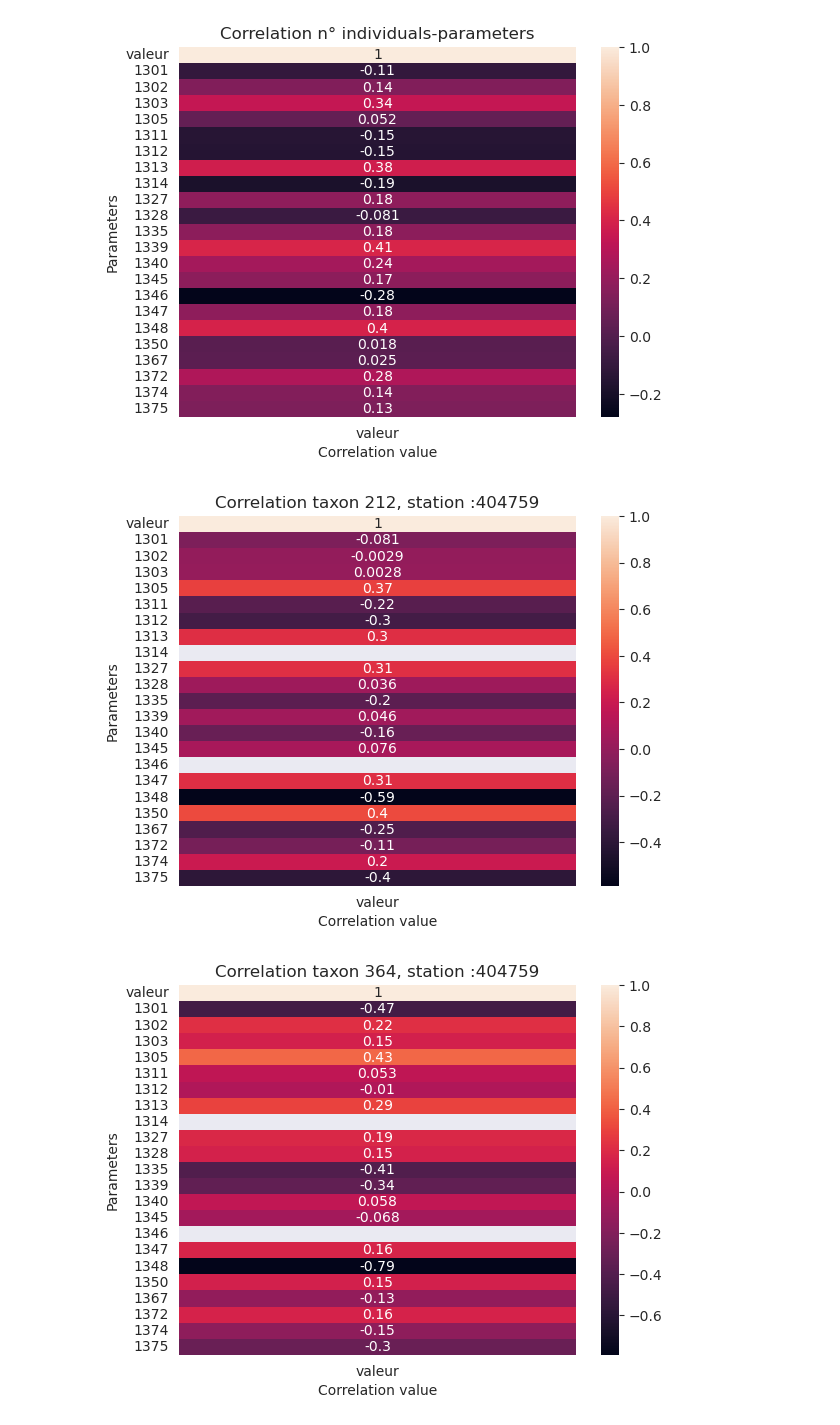
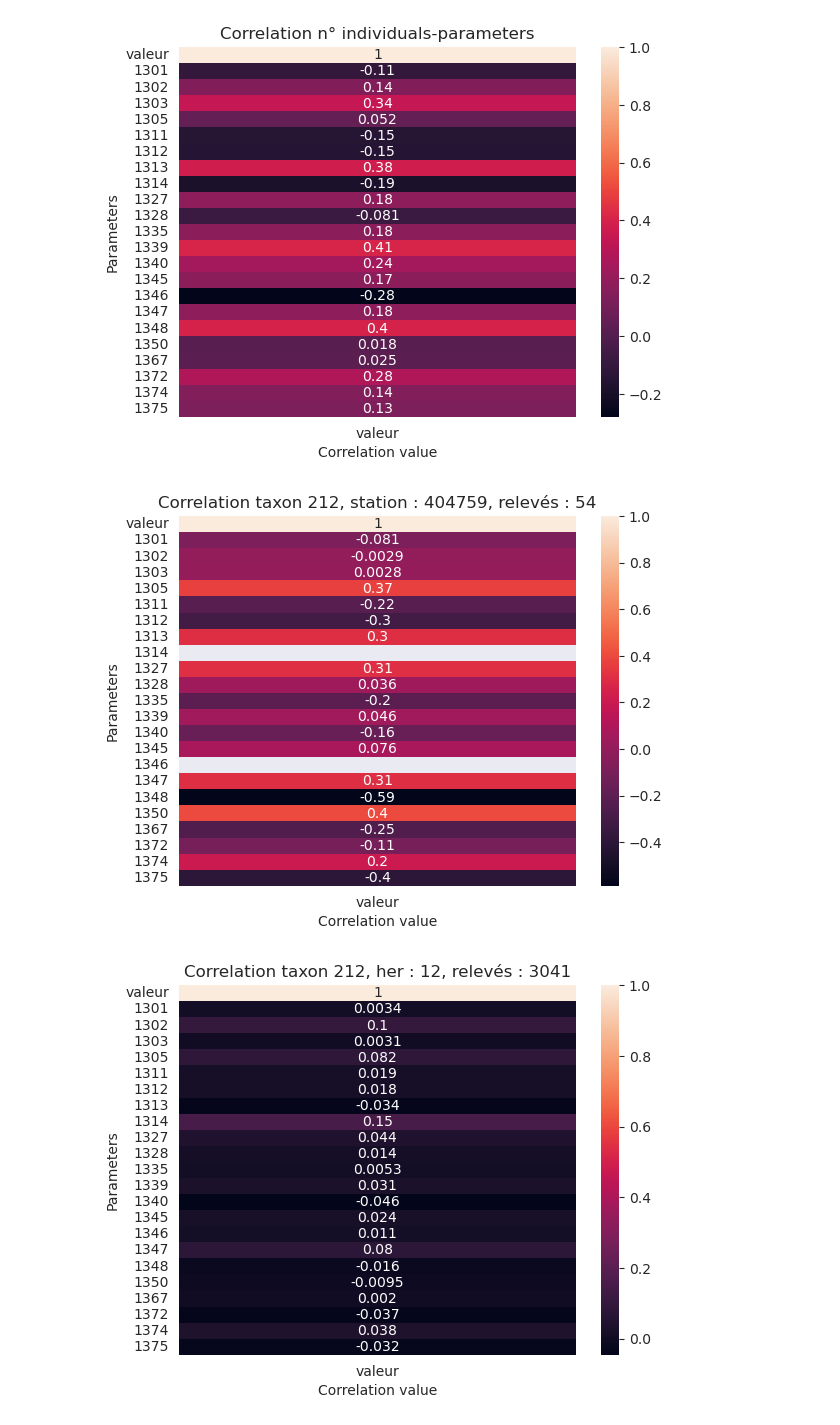
Before and after one commit to chefmtt/nvx-defis-eau, a Jupyter notebook: eau_individus.ipynb, the cells around one changed output. Drawn from its saved outputs; the diff is of its cells as text; code cells hidden in the pictures.

Commit message:
corr + prorpre

```diff
--- a/eau_individus.ipynb
+++ b/eau_individus.ipynb
@@ -237,18 +237,27 @@ plt.show()
 # %%
 for taxon in taxons_to_keep:
 
-    station = result[result["taxon_id"] == taxon]["stn_id"].value_counts().index[0]
-    her = result[result["taxon_id"] == taxon]["her"].value_counts().index[0]
+    station_count = result[result["taxon_id"] == taxon]["stn_id"].value_counts()
+    station = station_count.index[0]
+    station_num = station_count.iloc[0]
+    her_count = result[result["taxon_id"] == taxon]["her"].value_counts()
+    her = her_count.index[0]
+    her_num = her_count.iloc[0]
 
-    # corr_df = result[(result["her"] == her) & (result["taxon_id"] == taxon)]
     corr_df = result[(result["stn_id"] == station) & (result["taxon_id"] == taxon)]
     corr = corr_df.drop(columns=["her", "date_year", "liste_ff_id", "taxon_id", "stn_id"]).corr()
     x = corr[["valeur"]]
     plt.figure()
     hm = sns.heatmap(x, annot=True)
-    hm.set(xlabel='Correlation value', ylabel='Parameters', title = f"Correlation taxon {taxon}, station :{station}")
+    hm.set(xlabel='Correlation value', ylabel='Parameters', title = f"Correlation taxon {taxon}, station : {station}, relevés : {station_num}")
 
+    corr_df = result[(result["her"] == her) & (result["taxon_id"] == taxon)]
+    corr = corr_df.drop(columns=["her", "date_year", "liste_ff_id", "taxon_id", "stn_id"]).corr()
+    x = corr[["valeur"]]
+    plt.figure()
+    hm = sns.heatmap(x, annot=True)
+    hm.set(xlabel='Correlation value', ylabel='Parameters', title = f"Correlation taxon {taxon}, her : {her}, relevés : {her_num}")
     plt.show()
 # %% [output]
-[figure, old version]
+[figure, new version]
-[figure, old version]
+[figure, new version]
```
Also changed, not shown: parts of 2 cells of this notebook.
